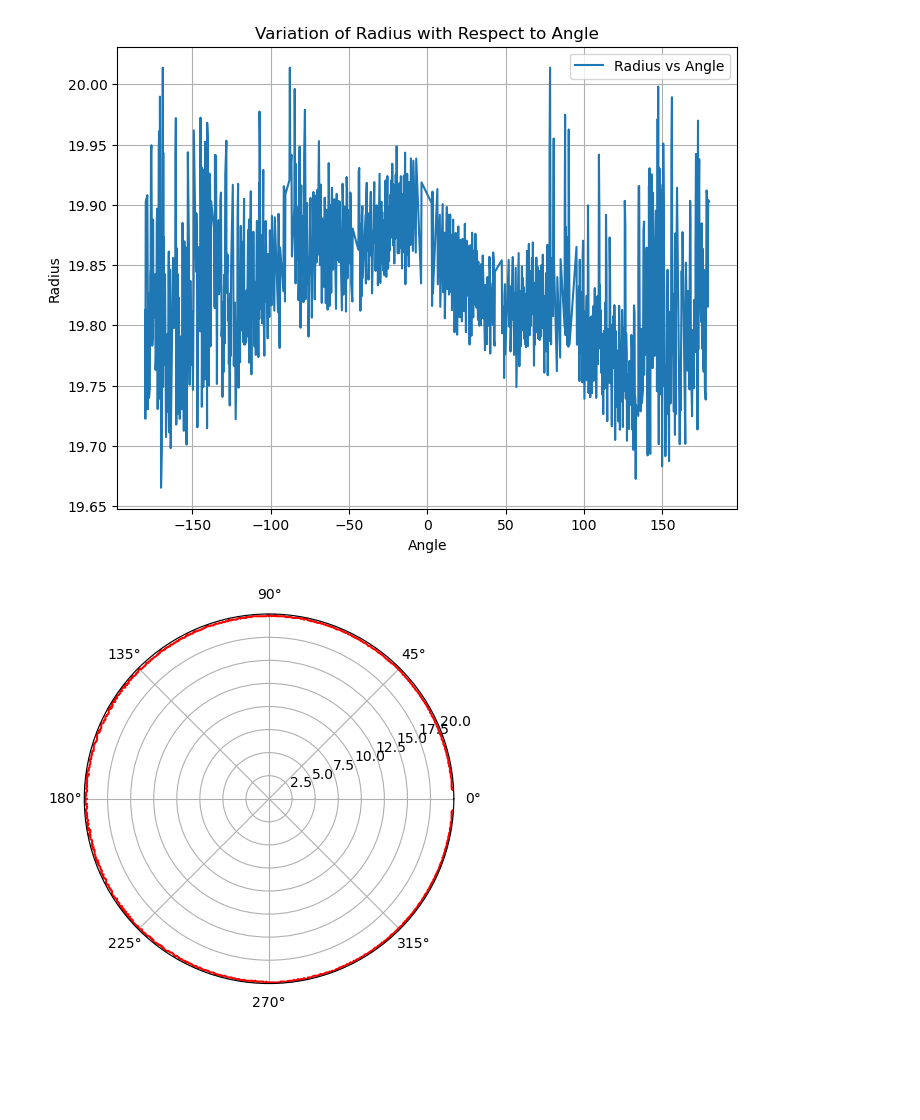
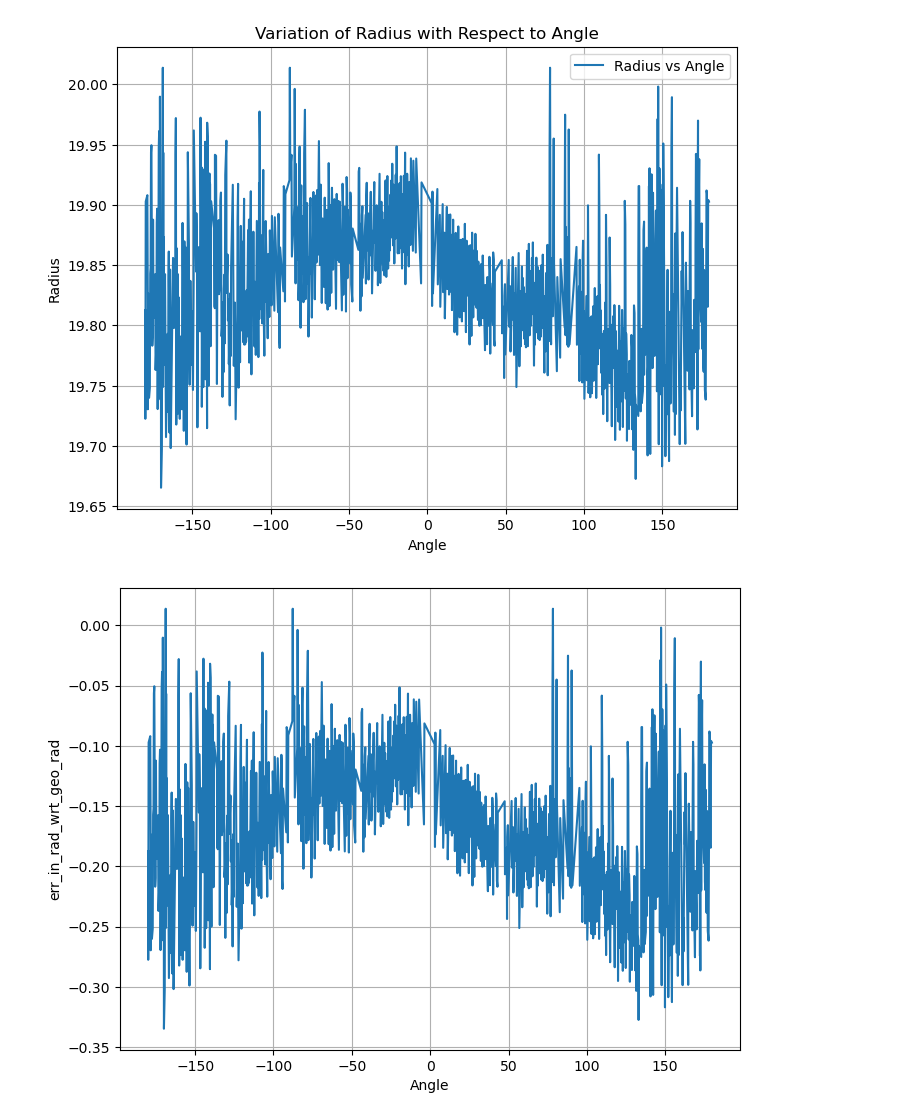
Before and after one commit to vasanDEV1/Basler_camera, a Jupyter notebook: new_dia.ipynb, the cells around one changed output. Drawn from its saved outputs; the diff is of its cells as text; code cells hidden in the pictures; blank space fills up the shorter version.

```diff
--- a/new_dia.ipynb
+++ b/new_dia.ipynb
@@ -145,10 +144,14 @@ plt.show()
   178.23813727  178.4970213   178.75031738  179.01048927  179.27399954
   179.79215108]
 [figure]
-# %%
-plt.polar(sorted_angles, sorted_radii, 'r', label="Radius vs Angle")
-
-# plt.legend()
-plt.show()
-# %% [output]
-[figure, removed]
+# %%
+#taking 20mm as geometric radius and subracting from the calculated radius
+new_sorted_radii = [ i-20 for i in sorted_radii]
+plt.figure(figsize=(8,6))
+plt.plot(sorted_angles,new_sorted_radii)
+plt.xlabel("Angle")
+plt.ylabel("err_in_rad_wrt_geo_rad")
+plt.grid()
+plt.show()
+# %% [output]
+[figure, added]
```
Also changed, not shown: parts of 1 cell of this notebook.
